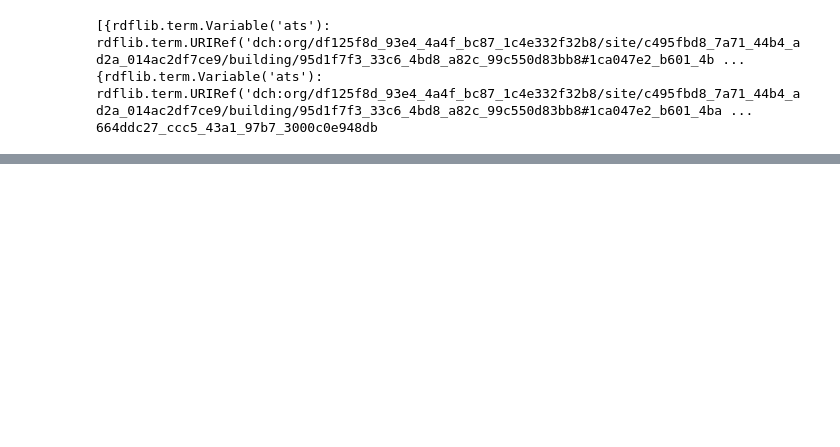
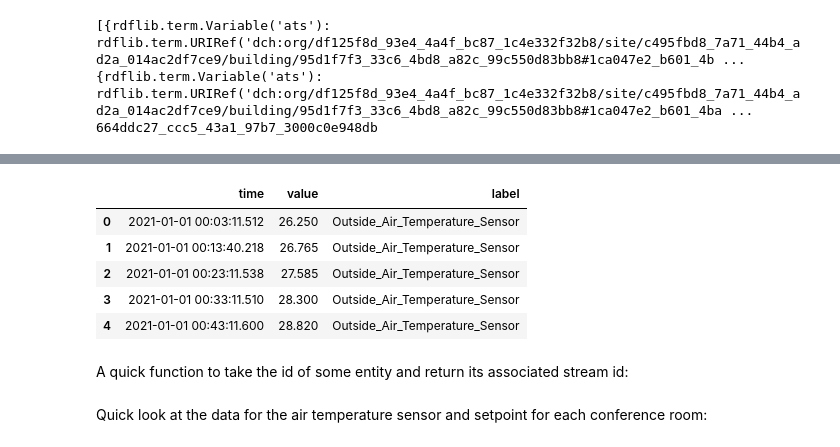
Before and after one commit to Vincent-Morcilla/Building_IoT_Data_Dashboard, a Jupyter notebook: code_snippets/tim/graph_reasoning.ipynb, the cells around one changed output, grey strips where cells are left out. Drawn from its saved outputs; the diff is of its cells as text; code cells hidden in the pictures; blank space fills up the shorter version.

```diff
--- a/code_snippets/tim/graph_reasoning.ipynb
+++ b/code_snippets/tim/graph_reasoning.ipynb
@@ -217,6 +227,7 @@ for row in weather_station:
 # %%
+outside_temperature_stream_id = None
+
 for row in weather_station:
-    # print(row)
     outside_temperature_stream_query = """
         SELECT ?ats ?sid WHERE  {
             ?ats senaps:stream_id ?sid
@@ -224,12 +235,11 @@ for row in weather_station:
     """
     outside_temperature_stream = g.query(outside_temperature_stream_query, initBindings={'ats': row[0]})
 
-    # for row in outside_temperature_stream:
-    #     print(row)
-    print(outside_temperature_stream.bindings)
-    binding = outside_temperature_stream.bindings[0]
-    print(binding)
-    print(binding['sid'])
+print(outside_temperature_stream.bindings)
+binding = outside_temperature_stream.bindings[0]
+print(binding)
+print(binding['sid'])
+outside_temperature_stream_id = str(binding['sid'])
 # %% [output]
 [{rdflib.term.Variable('ats'): rdflib.term.URIRef('dch:org/df125f8d_93e4_4a4f_bc87_1c4e332f32b8/site/c495fbd8_7a71_44b4_ad2a_014ac2df7ce9/building/95d1f7f3_33c6_4bd8_a82c_99c550d83bb8#1ca047e2_b601_4b ...
 {rdflib.term.Variable('ats'): rdflib.term.URIRef('dch:org/df125f8d_93e4_4a4f_bc87_1c4e332f32b8/site/c495fbd8_7a71_44b4_ad2a_014ac2df7ce9/building/95d1f7f3_33c6_4bd8_a82c_99c550d83bb8#1ca047e2_b601_4ba ...
@@ -236,0 +297,12 @@ for row in weather_station:
+# %%
+outside_air_temperature = db.get_stream(outside_temperature_stream_id)
+outside_air_temperature.head()
+# %% [output]
+|  | time | value | label |
+| 0 | 2021-01-01 00:03:11.512 | 26.250 | Outside_Air_Temperature_Sensor |
+| 1 | 2021-01-01 00:13:40.218 | 26.765 | Outside_Air_Temperature_Sensor |
+| 2 | 2021-01-01 00:23:11.538 | 27.585 | Outside_Air_Temperature_Sensor |
+| 3 | 2021-01-01 00:33:11.510 | 28.300 | Outside_Air_Temperature_Sensor |
+| 4 | 2021-01-01 00:43:11.600 | 28.820 | Outside_Air_Temperature_Sensor |
+# %% [markdown]
+A quick function to take the id of some entity and return its associated stream id:
@@ -236,0 +326,2 @@ for row in weather_station:
+# %% [markdown]
+Quick look at the data for the air temperature sensor and setpoint for each conference room:
```
Also changed, not shown: parts of 19 cells of this notebook.
